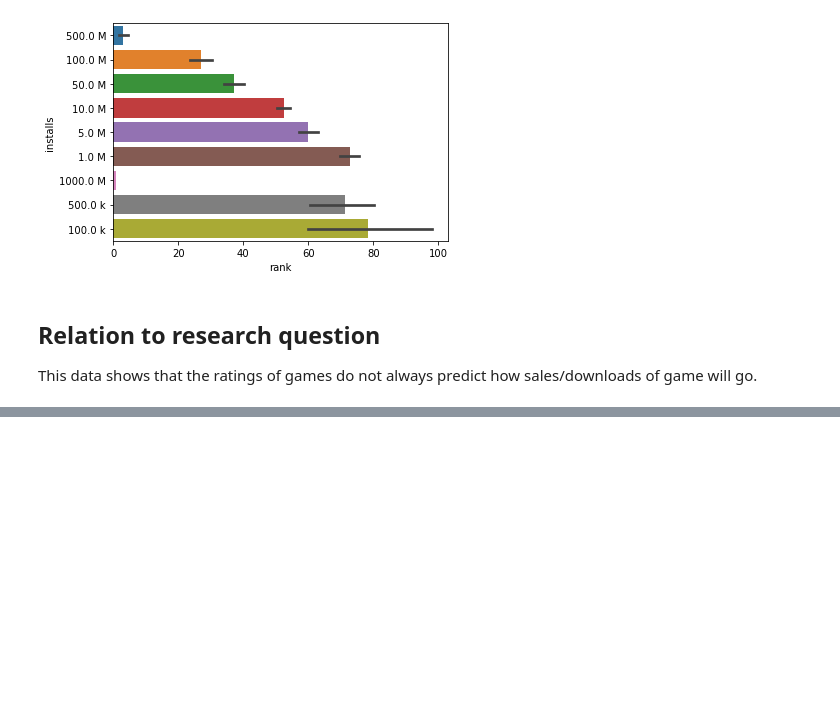
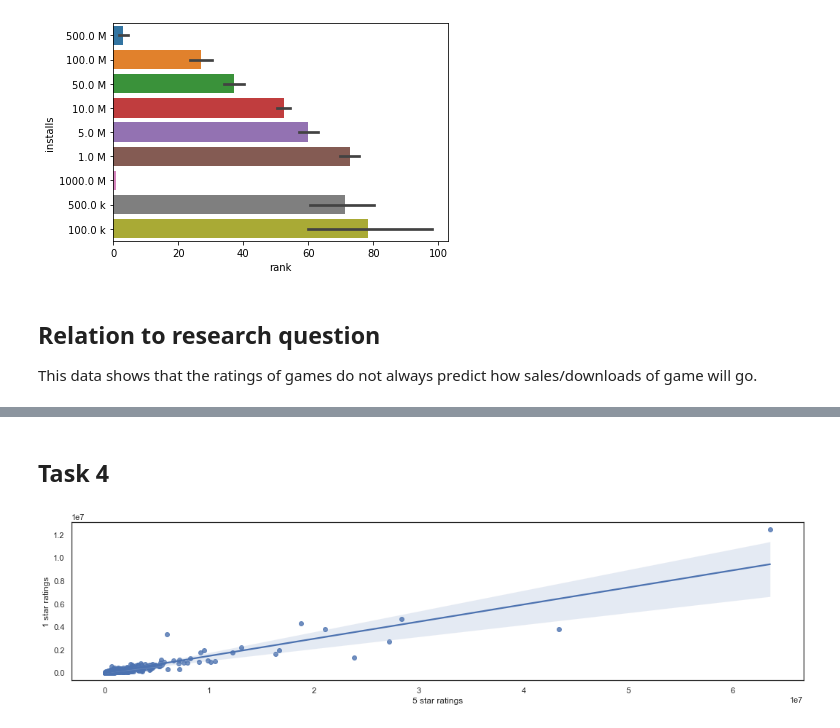
Before and after one commit to data301-2021-winter1/project-group30-project-2, a Jupyter notebook: notebooks/analysis1.ipynb, the cells around one changed output, grey strips where cells are left out. Saved outputs shown, nothing was run; the diff lists cells and outputs as text; code cells hidden in the pictures; blank space fills up the shorter version.

```diff
--- a/notebooks/analysis1.ipynb
+++ b/notebooks/analysis1.ipynb
@@ -323,0 +365,4 @@ This data shows that the ratings of games do not always predict how sales/downlo
+# %%
+import project_functions1
+df2 = project_functions1.load_and_process('../data/raw/android-games.csv')
+df2
@@ -323,0 +383,6 @@ This data shows that the ratings of games do not always predict how sales/downlo
+# %% [markdown]
+## Task 4
+# %%
+Figure1 = sns.regplot(x='5 star ratings', y='1 star ratings', data = df2)
+# %% [output]
+[figure, added]
```
Also changed, not shown: parts of 41 cells of this notebook, 2 other files.
